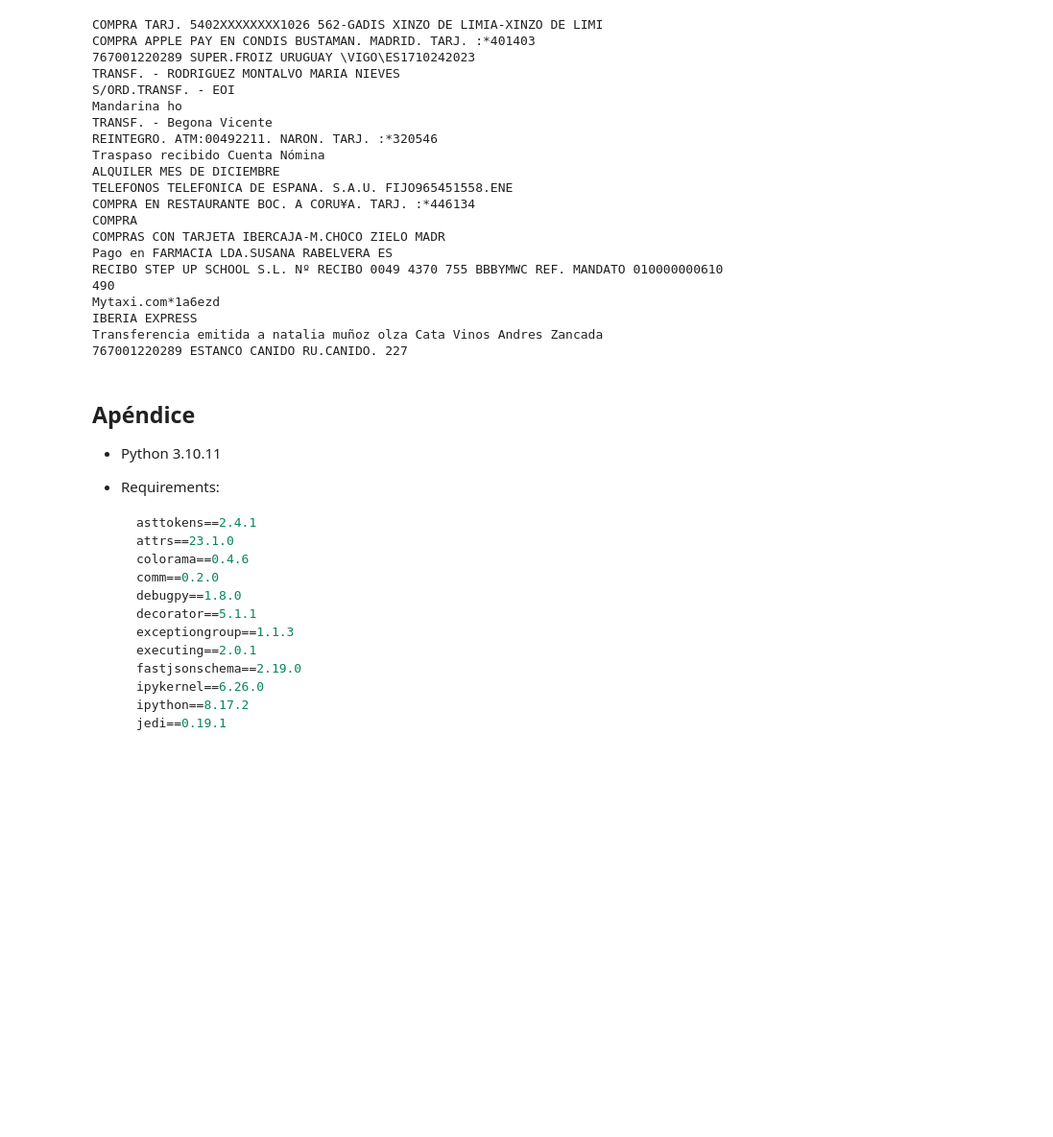
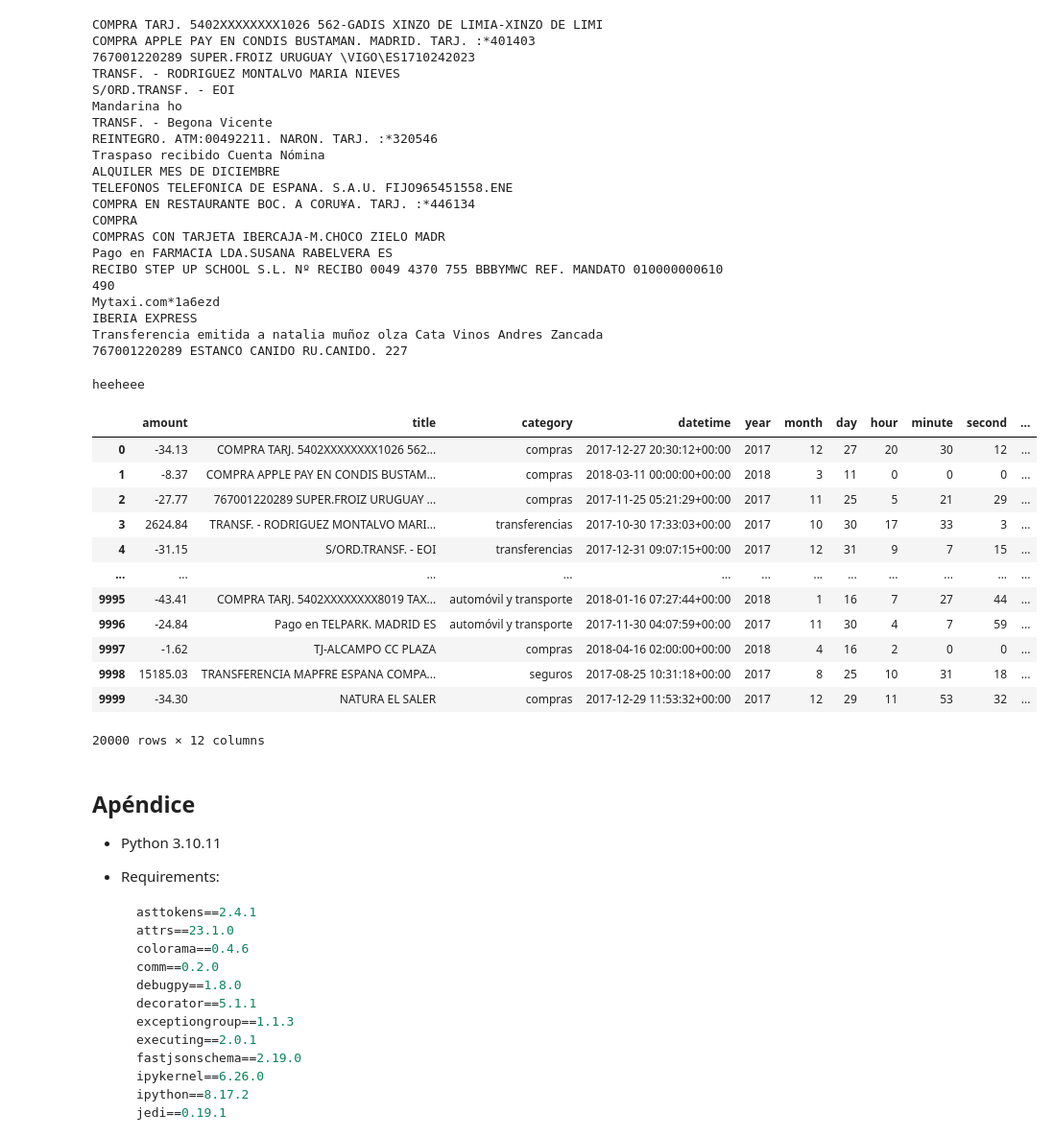
Before and after one commit to cuicuidev/coinscrap_reto, a Jupyter notebook: main.ipynb, the cells around one changed output. Shown at 96% size. Cells and saved outputs as stored; diff of their text form; code cells hidden in the pictures; blank space fills up the shorter version.

```diff
--- a/main.ipynb
+++ b/main.ipynb
@@ -165,6 +165,28 @@ Mytaxi.com*1a6ezd
 IBERIA EXPRESS
 Transferencia emitida a natalia muñoz olza Cata Vinos Andres Zancada
 767001220289 ESTANCO CANIDO RU.CANIDO. 227
+# %%
+from eval import Eval
+
+e = Eval()
+# %% [output]
+heeheee
+# %%
+e.df
+# %% [output]
+|  | amount | title | category | datetime | year | month | day | hour | minute | second | ... |
+| 0 | -34.13 | COMPRA TARJ. 5402XXXXXXXX1026 562... | compras | 2017-12-27 20:30:12+00:00 | 2017 | 12 | 27 | 20 | 30 | 12 | ... |
+| 1 | -8.37 | COMPRA APPLE PAY EN CONDIS BUSTAM... | compras | 2018-03-11 00:00:00+00:00 | 2018 | 3 | 11 | 0 | 0 | 0 | ... |
+| 2 | -27.77 | 767001220289 SUPER.FROIZ URUGUAY ... | compras | 2017-11-25 05:21:29+00:00 | 2017 | 11 | 25 | 5 | 21 | 29 | ... |
+| 3 | 2624.84 | TRANSF. - RODRIGUEZ MONTALVO MARI... | transferencias | 2017-10-30 17:33:03+00:00 | 2017 | 10 | 30 | 17 | 33 | 3 | ... |
+| 4 | -31.15 | S/ORD.TRANSF. - EOI | transferencias | 2017-12-31 09:07:15+00:00 | 2017 | 12 | 31 | 9 | 7 | 15 | ... |
+| ... | ... | ... | ... | ... | ... | ... | ... | ... | ... | ... | ... |
+| 9995 | -43.41 | COMPRA TARJ. 5402XXXXXXXX8019 TAX... | automóvil y transporte | 2018-01-16 07:27:44+00:00 | 2018 | 1 | 16 | 7 | 27 | 44 | ... |
+| 9996 | -24.84 | Pago en TELPARK. MADRID ES | automóvil y transporte | 2017-11-30 04:07:59+00:00 | 2017 | 11 | 30 | 4 | 7 | 59 | ... |
+| 9997 | -1.62 | TJ-ALCAMPO CC PLAZA | compras | 2018-04-16 02:00:00+00:00 | 2018 | 4 | 16 | 2 | 0 | 0 | ... |
+| 9998 | 15185.03 | TRANSFERENCIA MAPFRE ESPANA COMPA... | seguros | 2017-08-25 10:31:18+00:00 | 2017 | 8 | 25 | 10 | 31 | 18 | ... |
+| 9999 | -34.30 | NATURA EL SALER | compras | 2017-12-29 11:53:32+00:00 | 2017 | 12 | 29 | 11 | 53 | 32 | ... |
+20000 rows × 12 columns
 # %% [markdown]
 ## Apéndice
 
```
Also changed, not shown: 2 other files.
